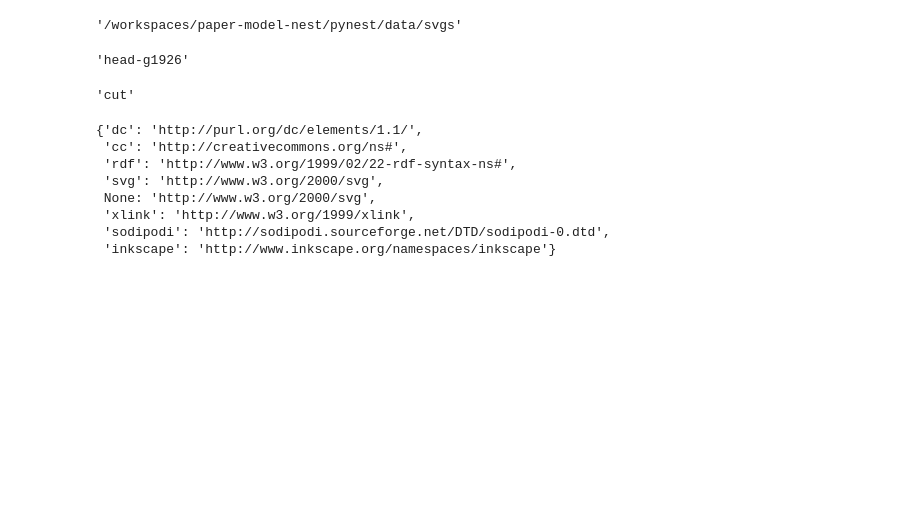
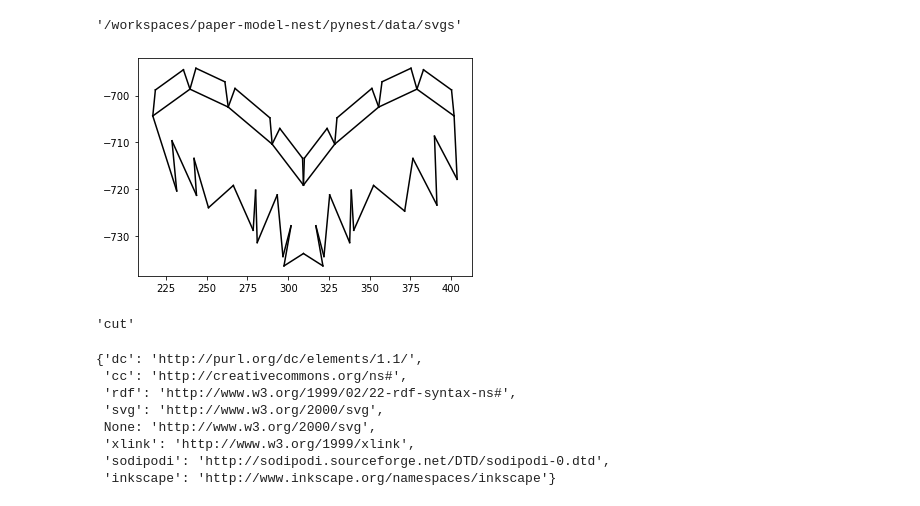
Before and after one commit to marinelligiovanna/paper-model-nest, a Jupyter notebook: pynest/notebooks/read_svg.ipynb, the cells around one changed output. Drawn from its saved outputs; the diff is of its cells as text; code cells hidden in the pictures; blank space fills up the shorter version.

```diff
--- a/pynest/notebooks/read_svg.ipynb
+++ b/pynest/notebooks/read_svg.ipynb
@@ -45,9 +107,9 @@ def create_pieces_from_groups(groups, pieces, gid=None):
 
 create_pieces_from_groups(groups, pieces)
 # %%
-pieces[37].name
+pieces[37].plot()
 # %% [output]
-'head-g1926'
+[figure, added]
 # %%
 import numpy as np
 # %%
```
Also changed, not shown: parts of 8 cells of this notebook, 2 other files.
